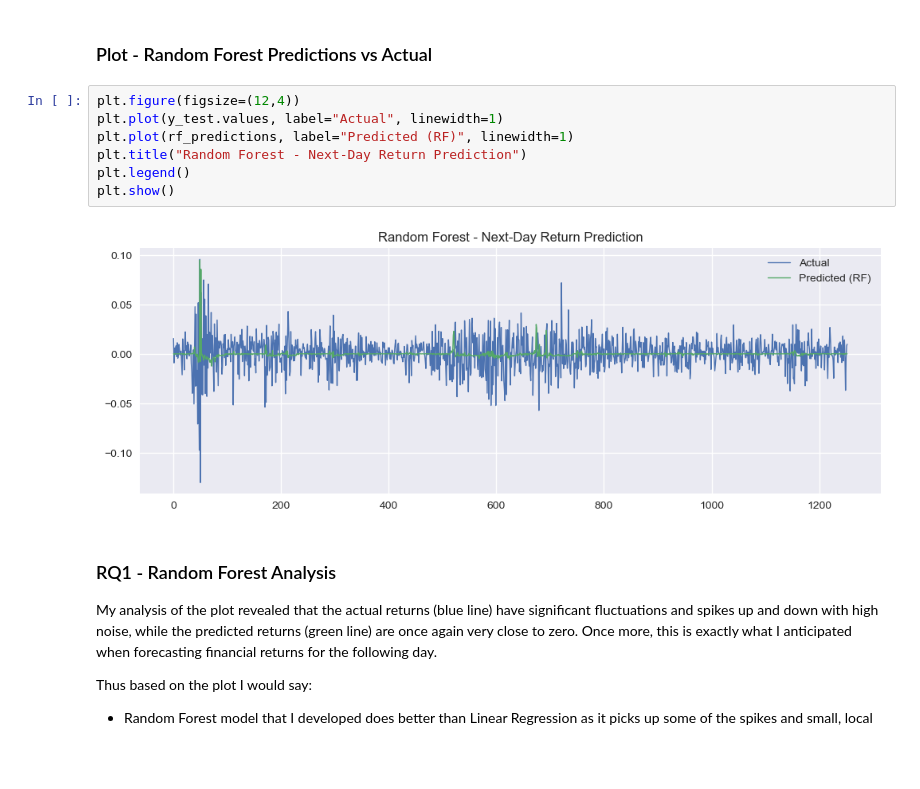
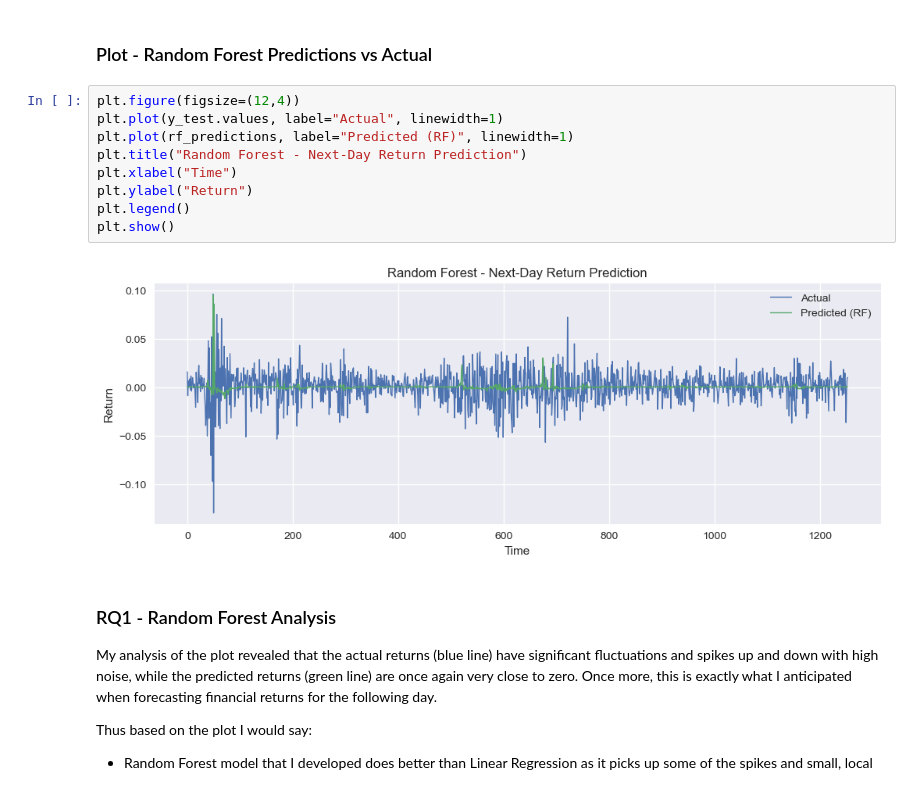
Before and after one commit to Yug-More/Stock-Market-CS171, a Jupyter notebook: notebooks/nasdaq100/02_classical_models_nasdaq100.ipynb, the cells around one changed output. Cells and saved outputs as stored; diff of their text form; blank space fills up the shorter version.

```diff
--- a/notebooks/nasdaq100/classical_models_02_nasdaq100-checkpoint.ipynb
+++ b/notebooks/nasdaq100/02_classical_models_nasdaq100.ipynb
@@ -218,12 +220,14 @@ Moreover, the Random Forest Model produces a MSE of 0.00026 which is slightly lo
 # %%
 plt.figure(figsize=(12,4))
 plt.plot(y_test.values, label="Actual", linewidth=1)
 plt.plot(rf_predictions, label="Predicted (RF)", linewidth=1)
 plt.title("Random Forest - Next-Day Return Prediction")
+plt.xlabel("Time")
+plt.ylabel("Return")
 plt.legend()
 plt.show()
 # %% [output]
-[figure, old version]
+[figure, new version]
 # %% [markdown]
 ### RQ1 - Random Forest Analysis
 
```
Also changed, not shown: parts of 16 cells of this notebook, 3 other files.
